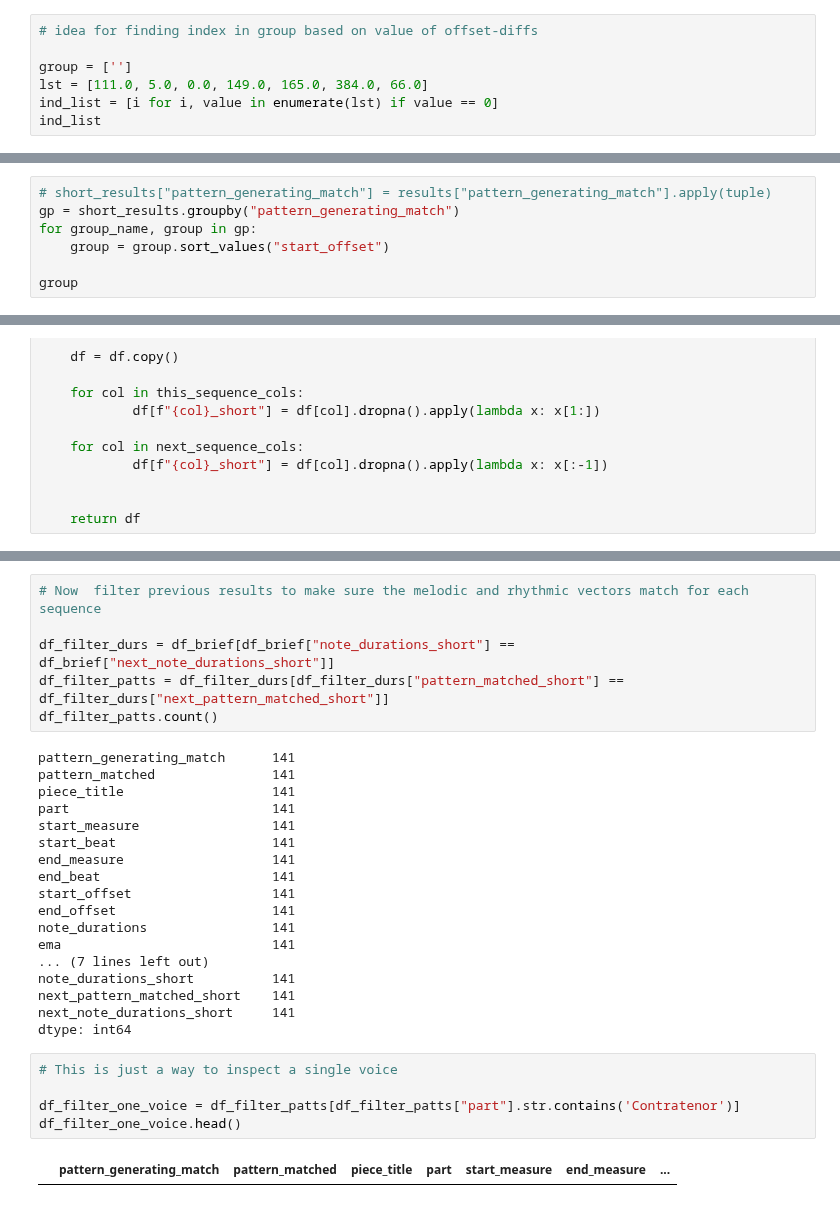
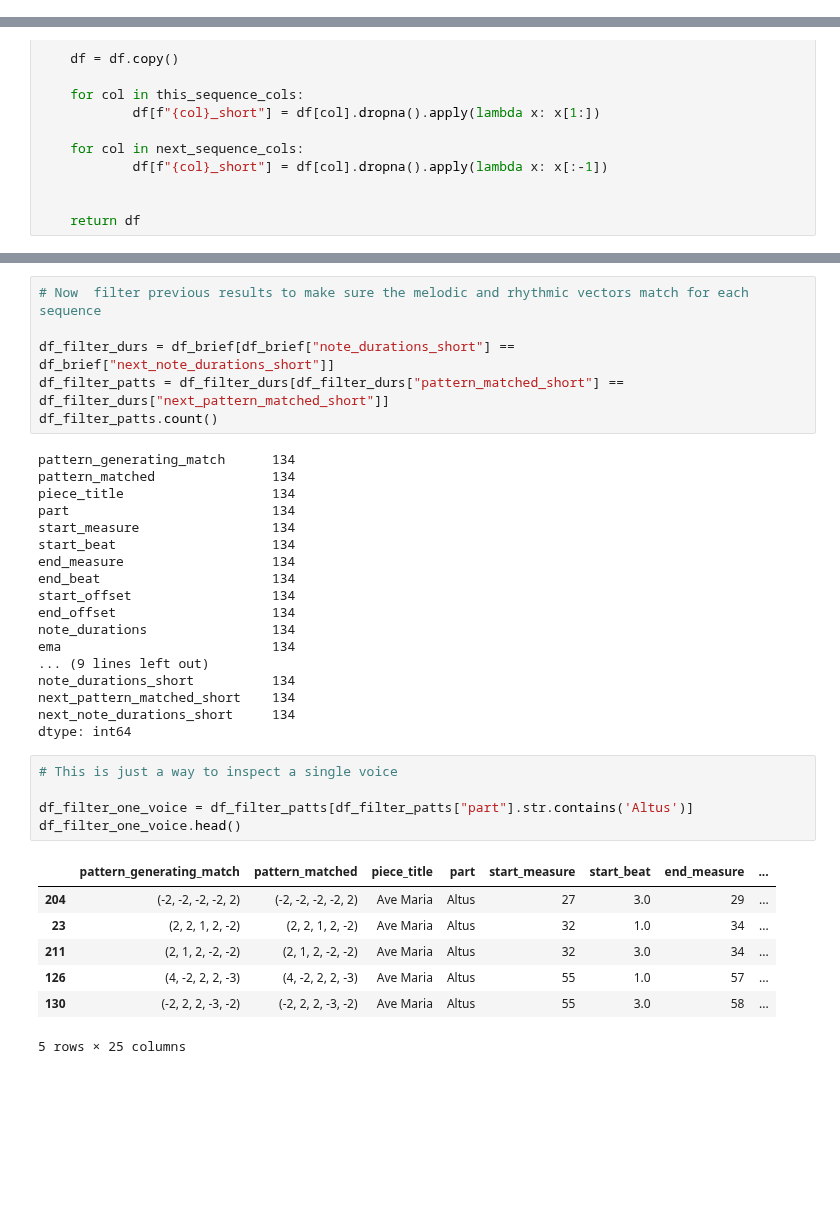
Before and after one commit to RichardFreedman/CRIM-notebooks, a Jupyter notebook: CRIM/CRIM_intervals_nb_1_8_21_dev.ipynb, the cells around one changed output, grey strips where cells are left out. Cells and saved outputs as stored; diff of their text form; blank space fills up the shorter version.

```diff
--- a/CRIM/CRIM_intervals_nb_1_8_21_dev.ipynb
+++ b/CRIM/CRIM_intervals_nb_1_8_21_dev.ipynb
@@ -713,7 +649,0 @@ classified_2_pivot.head(50)
-# %%
-# idea for finding index in group based on value of offset-diffs
-
-group = ['']
-lst = [111.0, 5.0, 0.0, 149.0, 165.0, 384.0, 66.0]
-ind_list = [i for i, value in enumerate(lst) if value == 0]
-ind_list
@@ -821,7 +699,0 @@ rsg.get_group('(-2, -2, -2, 2, -2)')
-# %%
-# short_results["pattern_generating_match"] = results["pattern_generating_match"].apply(tuple)
-gp = short_results.groupby("pattern_generating_match")
-for group_name, group in gp:
-    group = group.sort_values("start_offset")
-
-group
@@ -1322,30 +1013,36 @@ df_filter_durs = df_brief[df_brief["note_durations_short"] == df_brief["next_not
 df_filter_patts = df_filter_durs[df_filter_durs["pattern_matched_short"] == df_filter_durs["next_pattern_matched_short"]]
 df_filter_patts.count()
 # %% [output]
-pattern_generating_match      141
-pattern_matched               141
-piece_title                   141
-part                          141
-start_measure                 141
-start_beat                    141
-end_measure                   141
-end_beat                      141
-start_offset                  141
-end_offset                    141
-note_durations                141
-ema                           141
-... (7 lines left out)
-note_durations_short          141
-next_pattern_matched_short    141
-next_note_durations_short     141
+pattern_generating_match      134
+pattern_matched               134
+piece_title                   134
+part                          134
+start_measure                 134
+start_beat                    134
+end_measure                   134
+end_beat                      134
+start_offset                  134
+end_offset                    134
+note_durations                134
+ema                           134
+... (9 lines left out)
+note_durations_short          134
+next_pattern_matched_short    134
+next_note_durations_short     134
 dtype: int64
 # %%
 # This is just a way to inspect a single voice
 
-df_filter_one_voice = df_filter_patts[df_filter_patts["part"].str.contains('Contratenor')]
+df_filter_one_voice = df_filter_patts[df_filter_patts["part"].str.contains('Altus')]
 df_filter_one_voice.head()
 # %% [output]
-|  | pattern_generating_match | pattern_matched | piece_title | part | start_measure | end_measure | ... |
+|  | pattern_generating_match | pattern_matched | piece_title | part | start_measure | start_beat | end_measure | ... |
+| 204 | (-2, -2, -2, -2, 2) | (-2, -2, -2, -2, 2) | Ave Maria | Altus | 27 | 3.0 | 29 | ... |
+| 23 | (2, 2, 1, 2, -2) | (2, 2, 1, 2, -2) | Ave Maria | Altus | 32 | 1.0 | 34 | ... |
+| 211 | (2, 1, 2, -2, -2) | (2, 1, 2, -2, -2) | Ave Maria | Altus | 32 | 3.0 | 34 | ... |
+| 126 | (4, -2, 2, 2, -3) | (4, -2, 2, 2, -3) | Ave Maria | Altus | 55 | 1.0 | 57 | ... |
+| 130 | (-2, 2, 2, -3, -2) | (-2, 2, 2, -3, -2) | Ave Maria | Altus | 55 | 3.0 | 58 | ... |
+5 rows × 25 columns
 # %%
 # Make sure there are no NaN values
 
```
Also changed, not shown: parts of 60 cells of this notebook, 5 other files.
